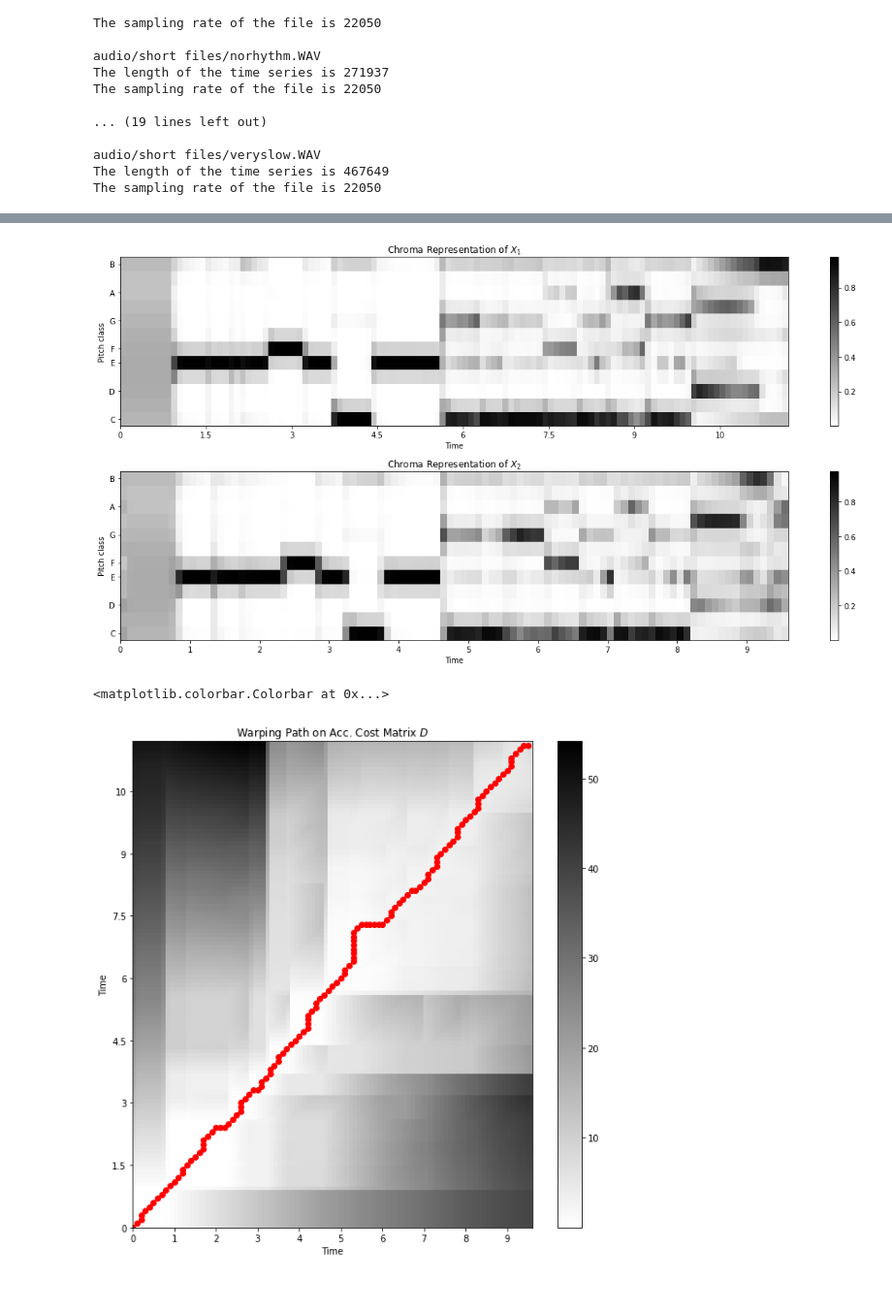
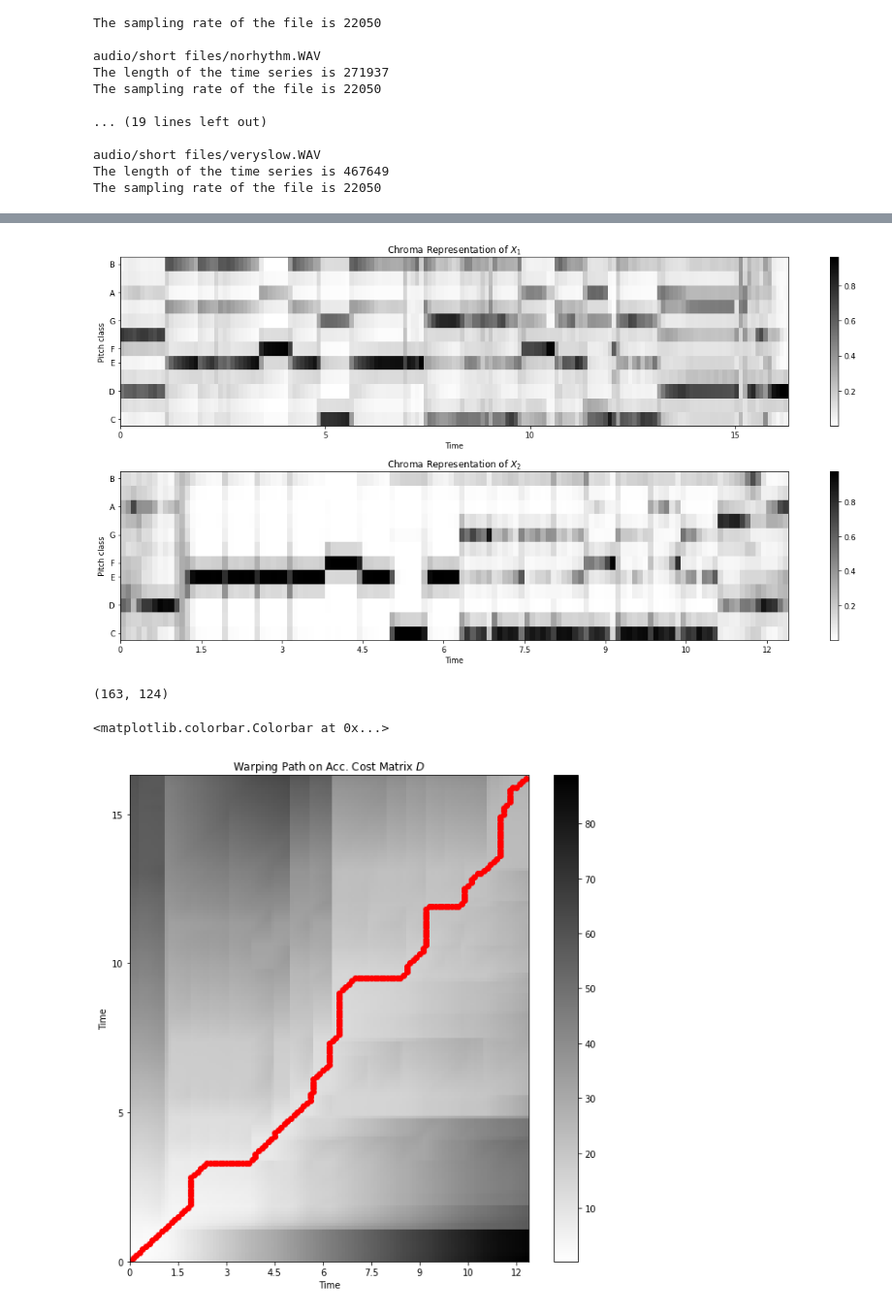
Before and after one commit to andreaspung/dtw-music, a Jupyter notebook: dtw-music.ipynb, the cells around one changed output, grey strips where cells are left out. Shown at 97% size. Cells and saved outputs as stored; diff of their text form; code cells hidden in the pictures.

```diff
--- a/dtw-music.ipynb
+++ b/dtw-music.ipynb
@@ -46,7 +57,7 @@ audio/short files/veryslow.WAV
 The length of the time series is 467649
 The sampling rate of the file is 22050
 # %%
-file_name = audio_files[3]
+file_name = audio_files[audio_files.index("audio/short files/clavichord.WAV")]
 print(file_name)
 x_1, fs = librosa.load(file_name)
 plt.figure(figsize=(16, 4))
@@ -59,5 +70,5 @@ audio/short files/normal.WAV
 # %%
-file_name = audio_files[1]
+file_name = audio_files[audio_files.index("audio/short files/norhythm.WAV")]
 print(file_name)
 x_2, fs = librosa.load(file_name)
 plt.figure(figsize=(16, 4))
@@ -89,23 +100,30 @@ librosa.display.specshow(x_2_chroma, x_axis='time',
 plt.colorbar()
 plt.tight_layout()
 # %% [output]
-[figure, old version]
+[figure, new version]
+# %%
+# https://librosa.org/doc/latest/generated/librosa.sequence.dtw.html?highlight=dtw
+D, wp, steps = librosa.sequence.dtw(X=x_1_chroma, Y=x_2_chroma, metric='cosine',
+                                    return_steps=True)
+# D - accumulated cost matrix
+print(steps.shape)
+# %% [output]
+(163, 124)
 # %%
-D, wp = librosa.sequence.dtw(X=x_1_chroma, Y=x_2_chroma, metric='cosine')
 wp_s = np.asarray(wp) * hop_size / fs
 
 fig = plt.figure(figsize=(10, 10))
 ax = fig.add_subplot(111)
 librosa.display.specshow(D, x_axis='time', y_axis='time',
                          cmap='gray_r', hop_length=hop_size)
 imax = ax.imshow(D, cmap=plt.get_cmap('gray_r'),
                  origin='lower', interpolation='nearest', aspect='auto')
 ax.plot(wp_s[:, 1], wp_s[:, 0], marker='o', color='r')
 plt.title('Warping Path on Acc. Cost Matrix $D$')
 plt.colorbar()
 # %% [output]
 <matplotlib.colorbar.Colorbar at 0x...>
-[figure, old version]
+[figure, new version]
 # %%
 fig = plt.figure(figsize=(16, 8))
 
```
Also changed, not shown: parts of 8 cells of this notebook, 2 other files.
